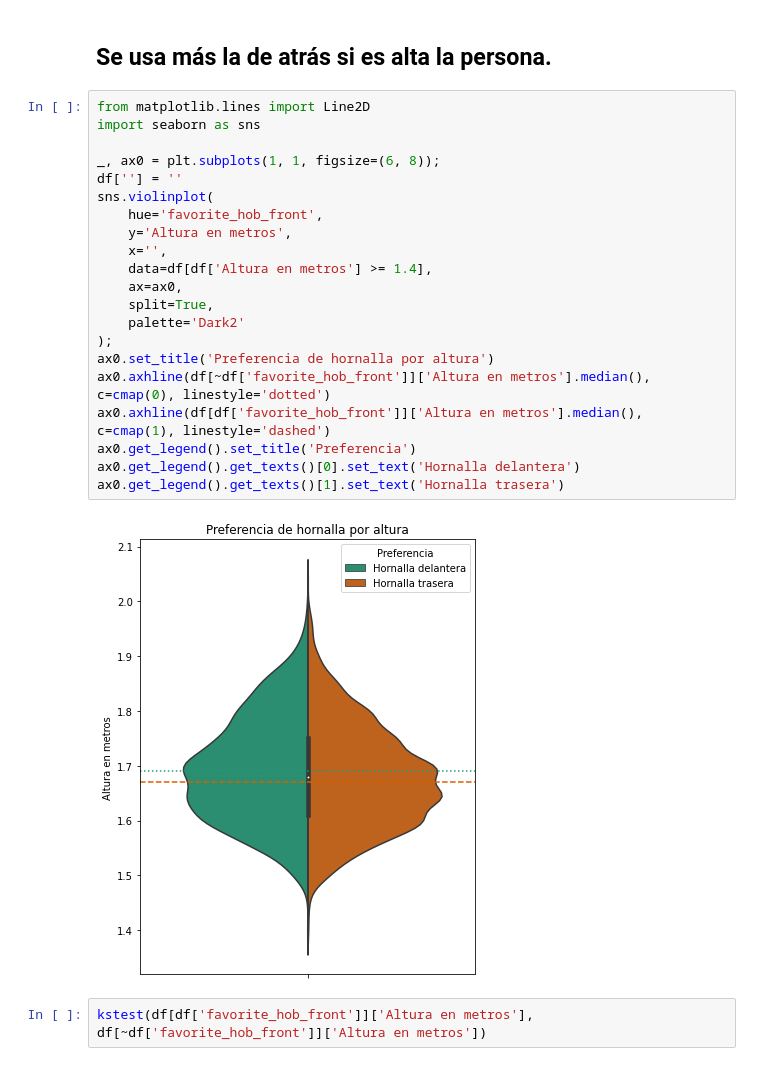
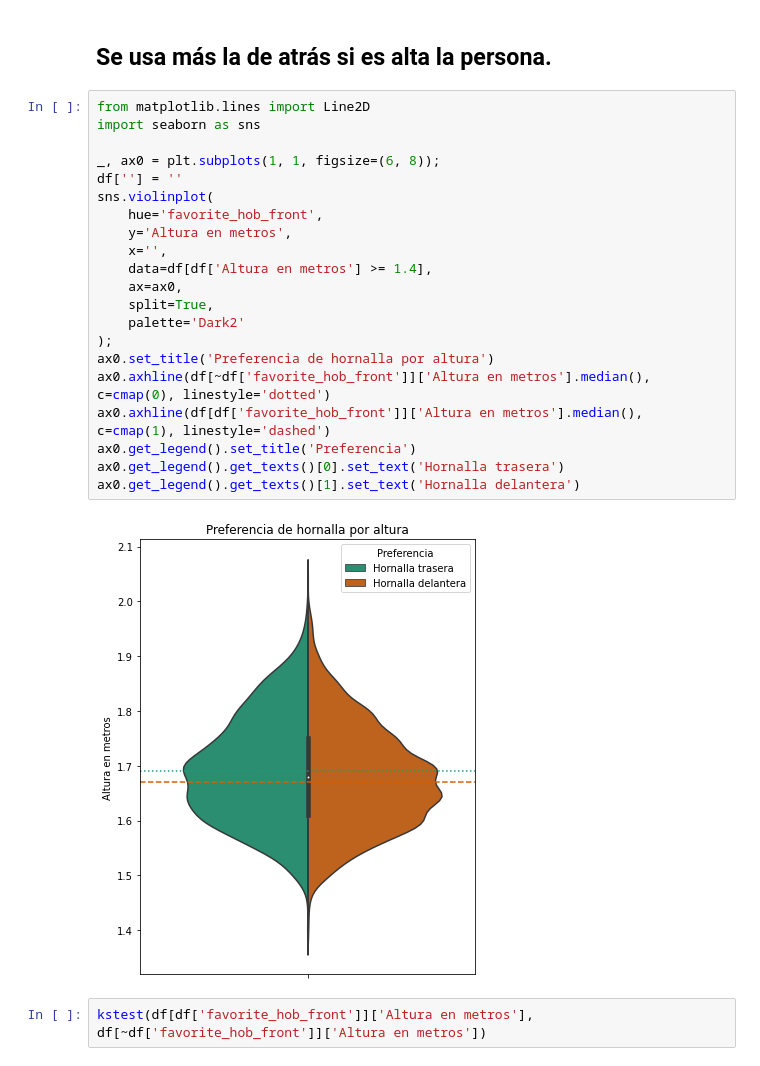
Before and after one commit to seppo0010/hornallas, a Jupyter notebook: Hornallas.ipynb, the cells around one changed output. Drawn from its saved outputs; the diff is of its cells as text.

```diff
--- a/Hornallas.ipynb
+++ b/Hornallas.ipynb
@@ -493,26 +493,26 @@ None
 # %%
 from matplotlib.lines import Line2D
 import seaborn as sns
 
 _, ax0 = plt.subplots(1, 1, figsize=(6, 8));
 df[''] = ''
 sns.violinplot(
     hue='favorite_hob_front',
     y='Altura en metros',
     x='',
     data=df[df['Altura en metros'] >= 1.4],
     ax=ax0,
     split=True,
     palette='Dark2'
 );
 ax0.set_title('Preferencia de hornalla por altura')
 ax0.axhline(df[~df['favorite_hob_front']]['Altura en metros'].median(), c=cmap(0), linestyle='dotted')
 ax0.axhline(df[df['favorite_hob_front']]['Altura en metros'].median(), c=cmap(1), linestyle='dashed')
 ax0.get_legend().set_title('Preferencia')
-ax0.get_legend().get_texts()[0].set_text('Hornalla delantera')
-ax0.get_legend().get_texts()[1].set_text('Hornalla trasera')
+ax0.get_legend().get_texts()[0].set_text('Hornalla trasera')
+ax0.get_legend().get_texts()[1].set_text('Hornalla delantera')
 # %% [output]
-[figure, old version]
+[figure, new version]
 # %%
 kstest(df[df['favorite_hob_front']]['Altura en metros'], df[~df['favorite_hob_front']]['Altura en metros'])
 # %% [output]
```
Also changed, not shown: parts of 8 cells of this notebook, 5 other files.
